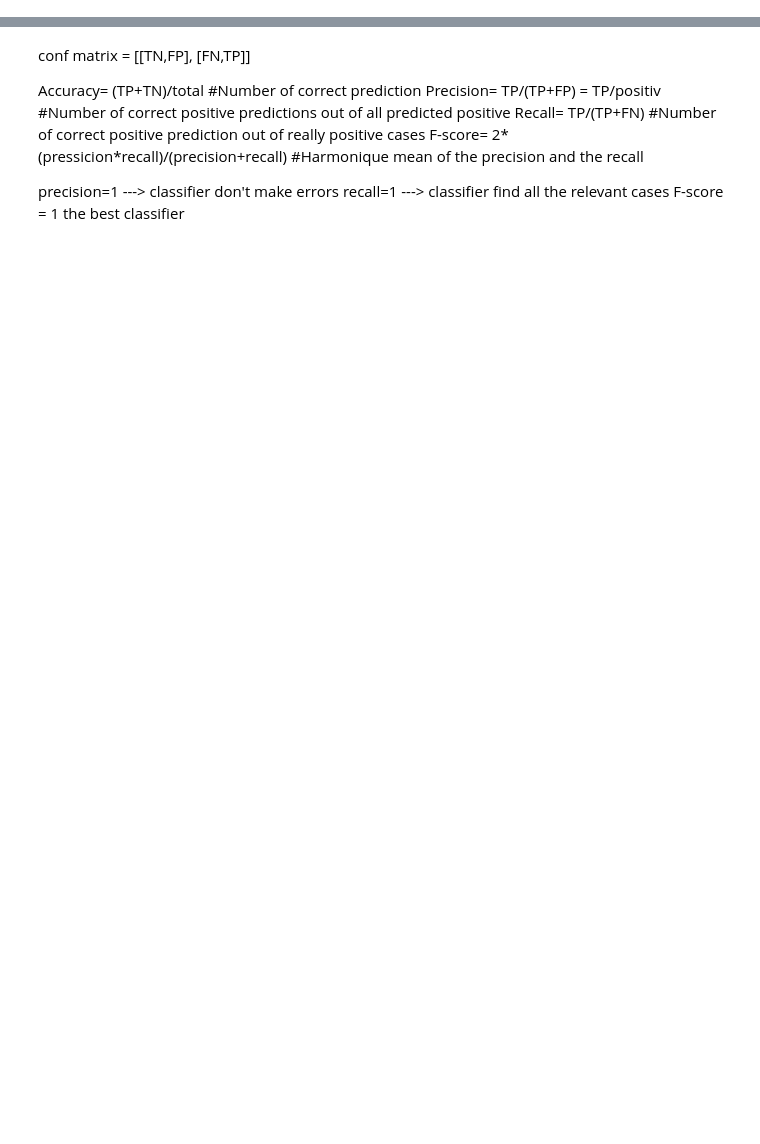
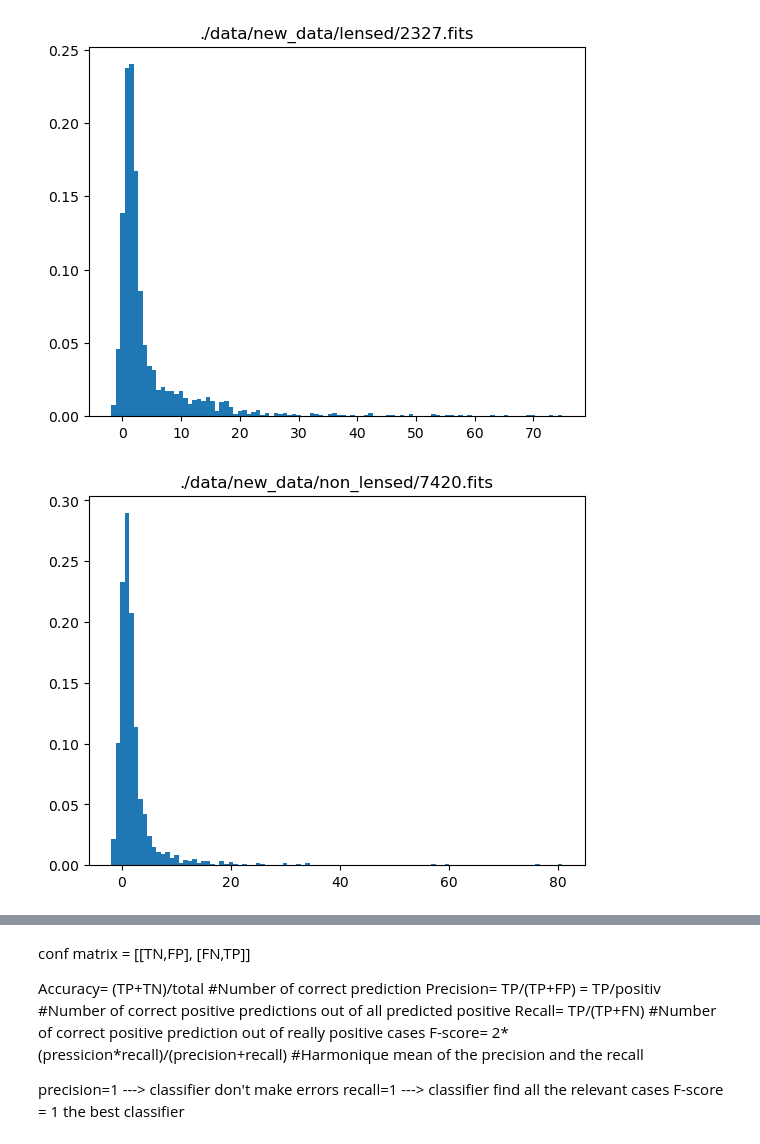
Before and after one commit to sirius59/inovative_techniques_gravitational_lenses, a Jupyter notebook: main.ipynb, the cells around one changed output, grey strips where cells are left out. Drawn from its saved outputs; the diff is of its cells as text; code cells hidden in the pictures; blank space fills up the shorter version.

```diff
--- a/main.ipynb
+++ b/main.ipynb
@@ -78,3 +83,18 @@ def compute_parameters(file_path,n_sigma=1.5,npixels=5):
         return morph
     except:
         return None
+# %%
+#test de la rms
+
+for file in data_mapping[:4,0]:
+    rms_path=join(*file.split('/')[:4],'RMS',file.split('/')[-1])
+    image, header = fits.getdata(file, header=True)
+    rms,rms_header=fits.getdata(rms_path,header=True)
+    test=image/rms
+    test=np.ravel(test)
+    plt.hist(test, bins=100, density=True)
+    plt.title(f'{file}')
+    plt.show()
+# %% [output]
+[figure, added]
+[figure, added]
```
Also changed, not shown: parts of 15 cells of this notebook, 1 other file.
